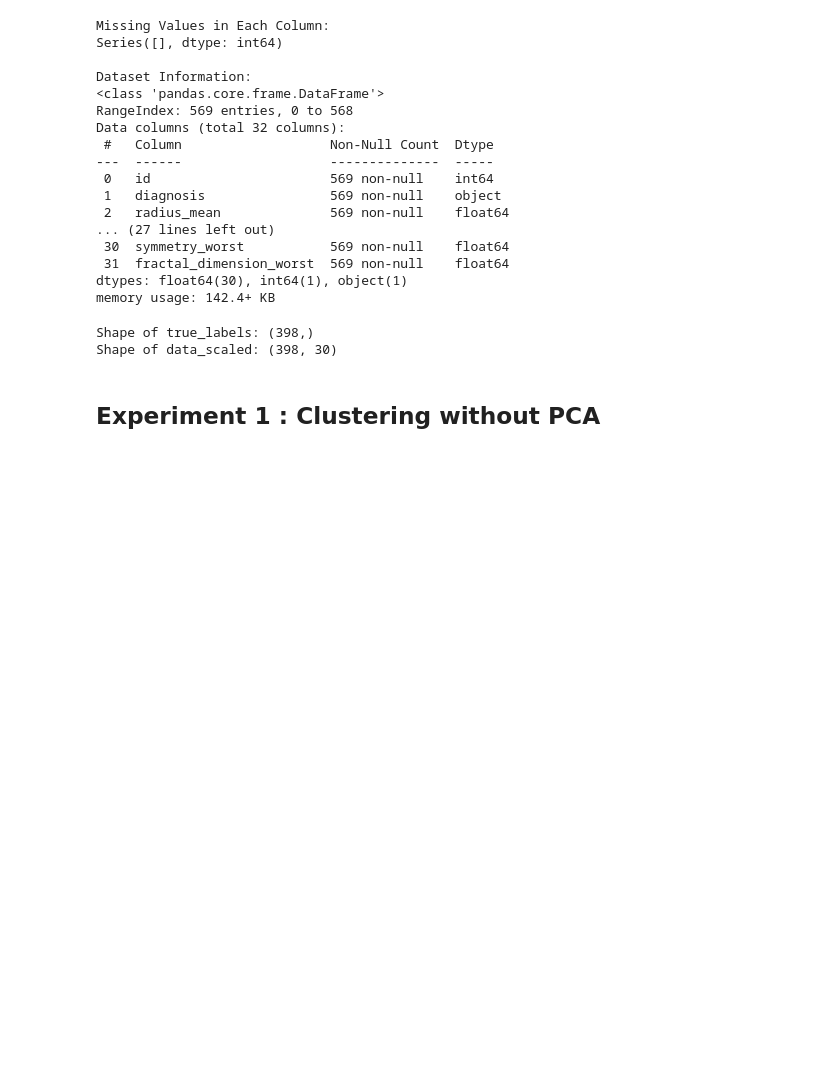
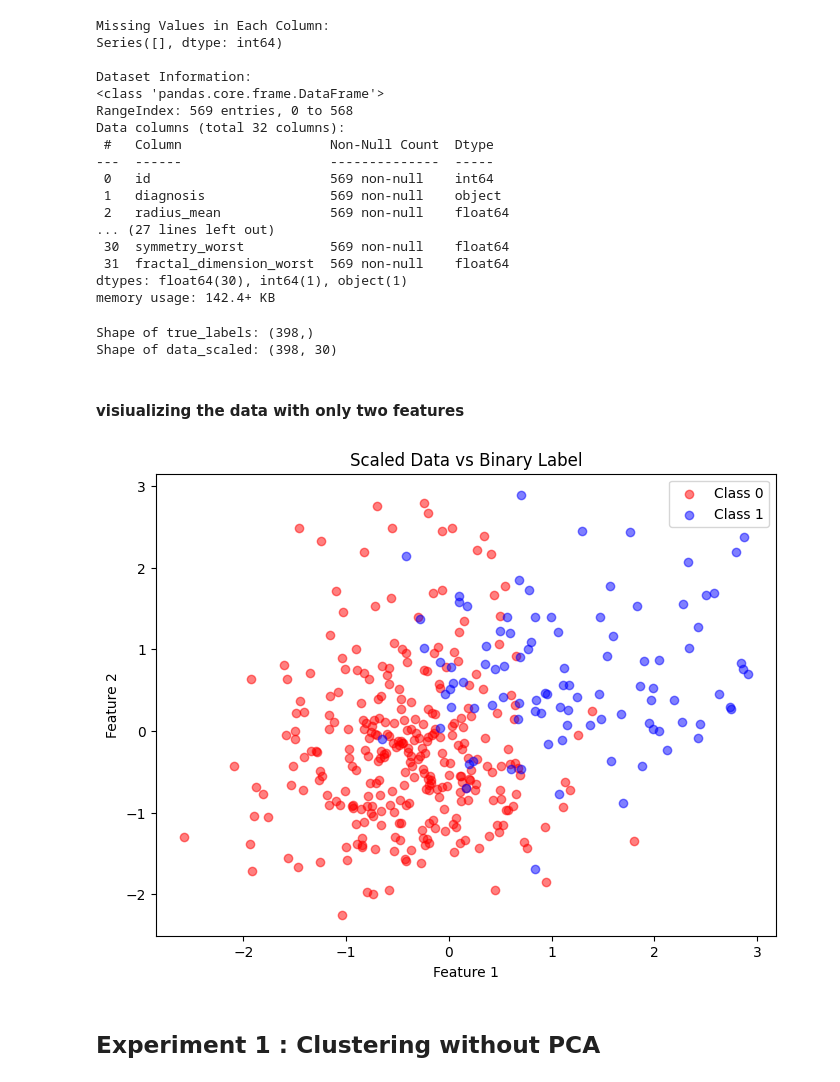
Before and after one commit to perfectdude719/machine_learning, a Jupyter notebook: assignment4/Notebook.ipynb, the cells around one changed output. Saved outputs shown, nothing was run; the diff lists cells and outputs as text; code cells hidden in the pictures; blank space fills up the shorter version.

```diff
--- a/assignment4/Notebook.ipynb
+++ b/assignment4/Notebook.ipynb
@@ -124,6 +124,36 @@ print("Shape of data_scaled:", data_scaled.shape)
 # %% [output]
 Shape of true_labels: (398,)
 Shape of data_scaled: (398, 30)
+# %% [markdown]
+#### visiualizing the data with only two features
+# %%
+import matplotlib.pyplot as plt
+
+# Assuming data_scaled is a pandas DataFrame and true_labels is a numpy array or pandas Series
+# We'll use the first two features for the plot.
+
+# Take the first two columns from data_scaled for plotting using .iloc
+data_to_plot = data_scaled.iloc[:, :2]
+
+# Create a scatter plot
+plt.figure(figsize=(8, 6))
+plt.scatter(data_to_plot[true_labels == 0].iloc[:, 0], data_to_plot[true_labels == 0].iloc[:, 1],
+            color='red', label='Class 0', alpha=0.5)
+plt.scatter(data_to_plot[true_labels == 1].iloc[:, 0], data_to_plot[true_labels == 1].iloc[:, 1],
+            color='blue', label='Class 1', alpha=0.5)
+
+# Labels and title
+plt.xlabel('Feature 1')
+plt.ylabel('Feature 2')
+plt.title('Scaled Data vs Binary Label')
+
+# Show legend
+plt.legend()
+
+# Show plot
+plt.show()
+# %% [output]
+[figure, added]
 # %% [markdown]
 ## Experiment 1 : Clustering without PCA
 # %%
```
Also changed, not shown: parts of 23 cells of this notebook.
